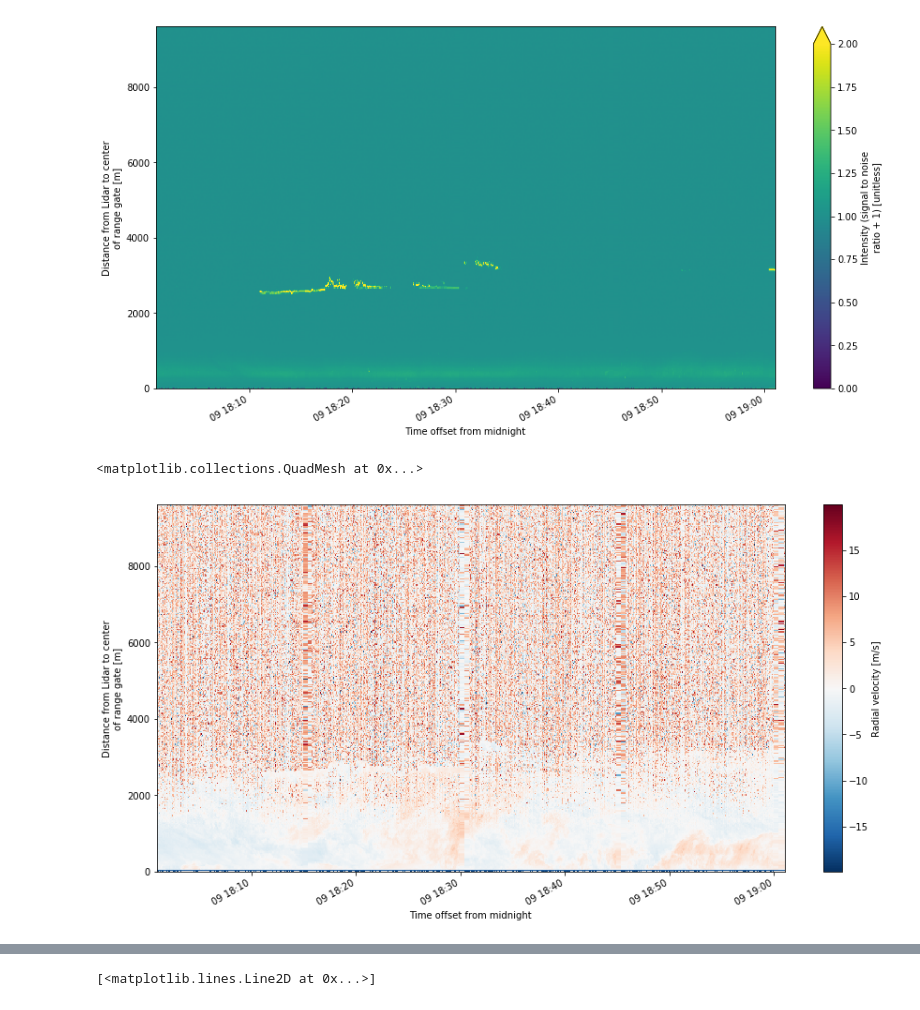
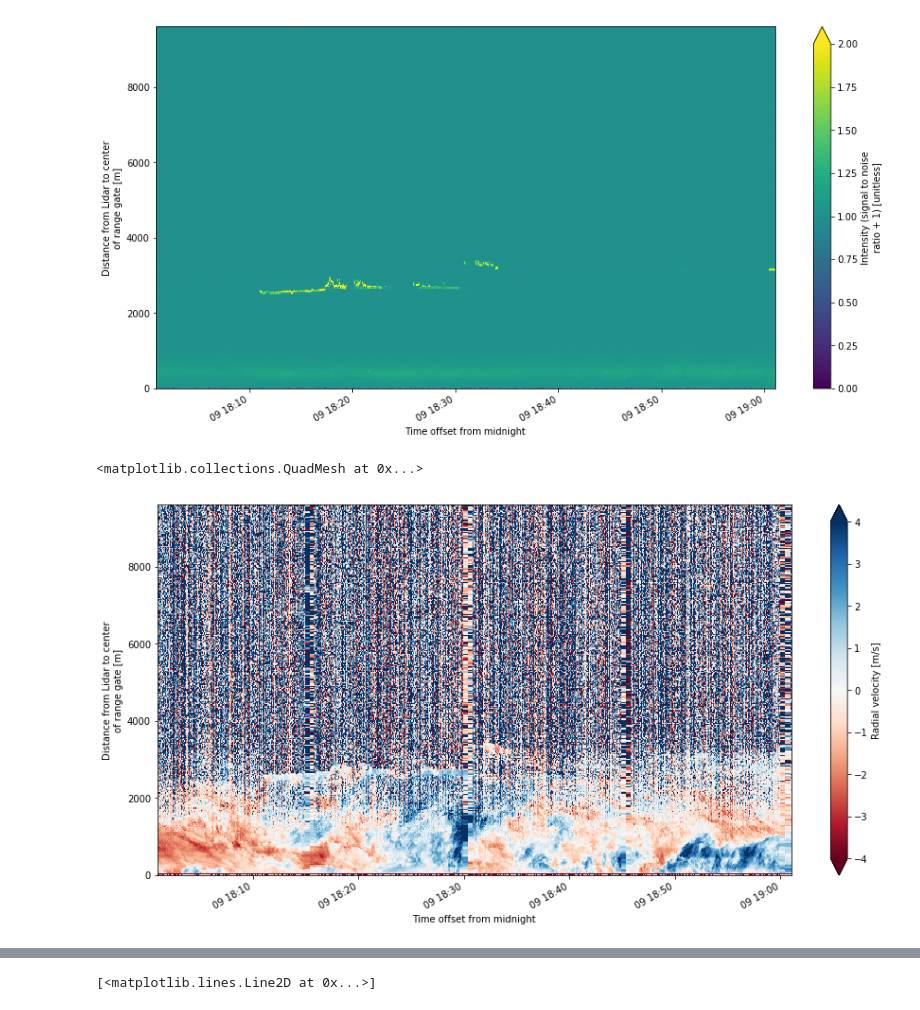
Before and after one commit to ANL-DIGR/arm-summer-2018, a Jupyter notebook: group5/Investigating data on clouds and cloud fraction.ipynb, the cells around one changed output, grey strips where cells are left out. Drawn from its saved outputs; the diff is of its cells as text; code cells hidden in the pictures.

```diff
--- a/group5/Investigating data on clouds and cloud fraction.ipynb
+++ b/group5/Investigating data on clouds and cloud fraction.ipynb
@@ -189,8 +194,8 @@ sm_dataset.intensity.transpose().plot.pcolormesh(vmax=2., vmin=0)
 # %%
 my_fig = plt.figure(figsize=[15,8])
 #Transpose to get time height..  da.sel(time=slice('2000-01-01', '2000-01-02'))
 sm_dataset = dl_fpt.sel(time=slice('2015-06-09 18:00', '2015-06-09 19:00'))
-sm_dataset.radial_velocity.transpose().plot.pcolormesh()
+sm_dataset.radial_velocity.transpose().plot.pcolormesh(vmin=-4, vmax=4, cmap=plt.cm.RdBu)
 # %% [output]
 <matplotlib.collections.QuadMesh at 0x...>
-[figure, old version]
+[figure, new version]
```
Also changed, not shown: parts of 16 cells of this notebook.
